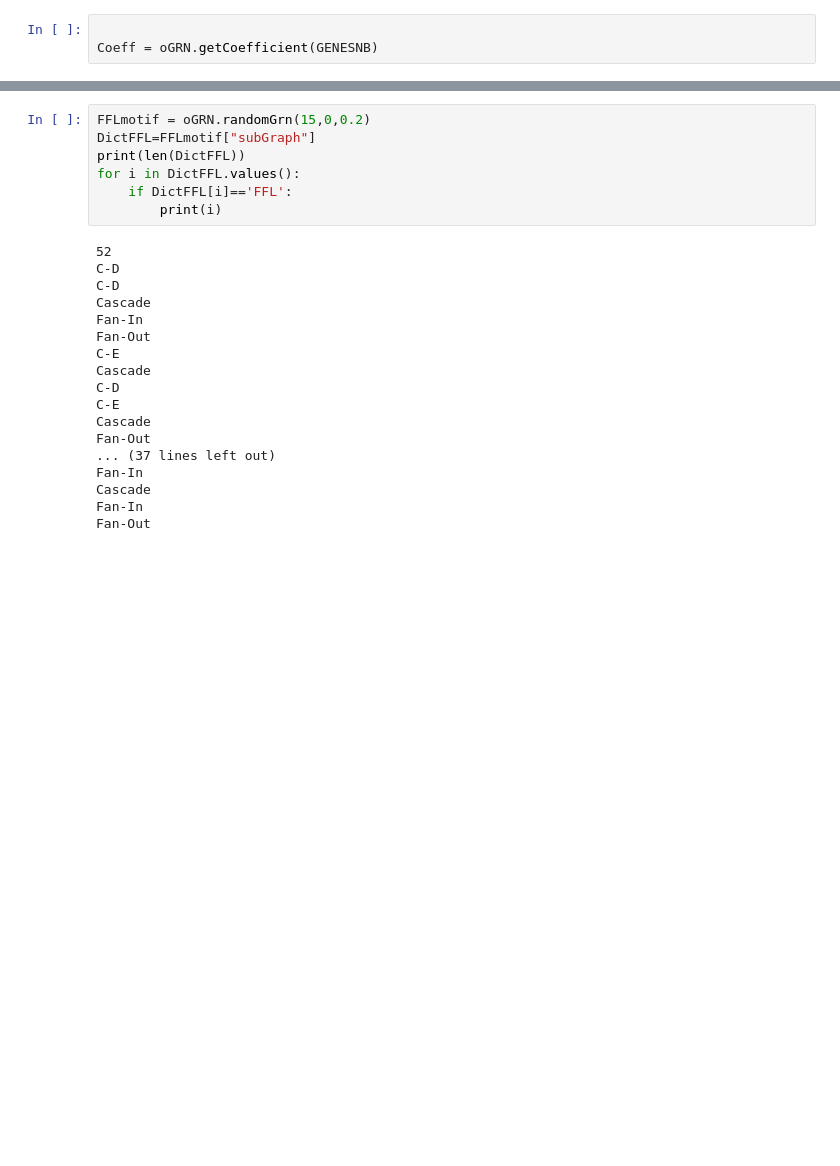
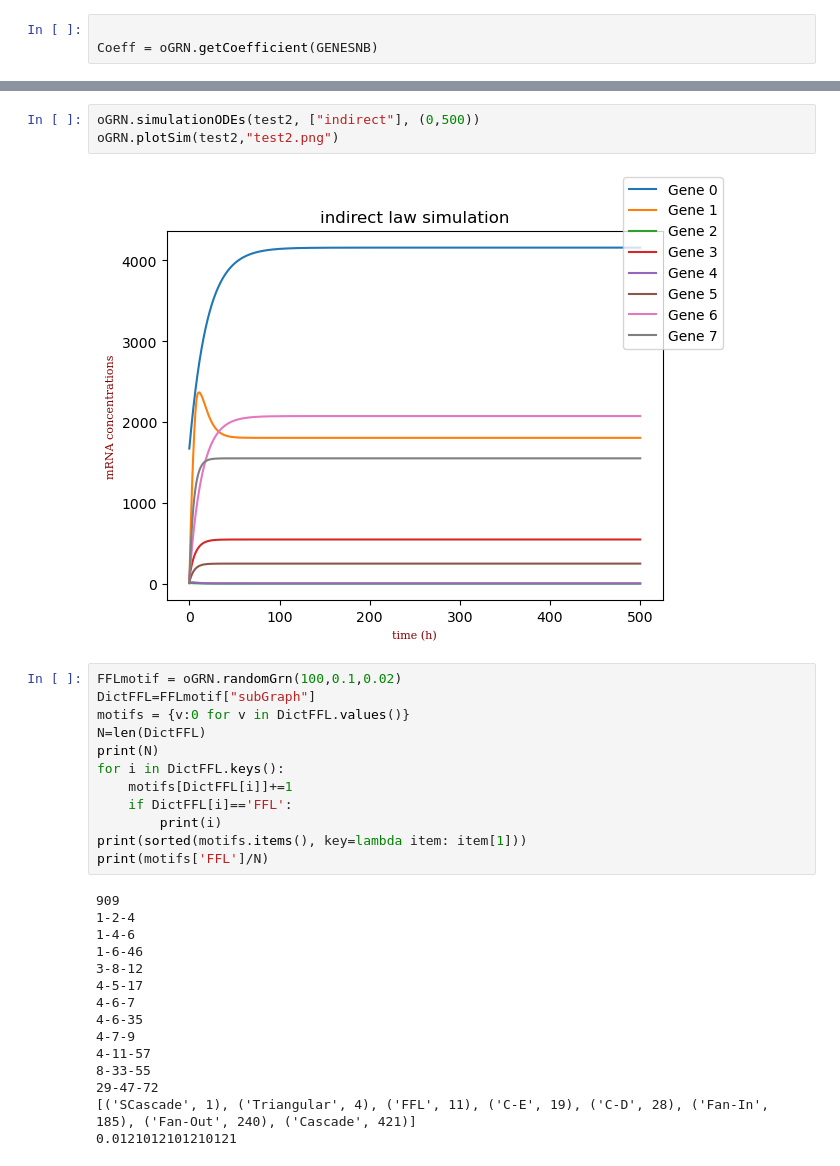
Before and after one commit to castlechild/GRNSimulation, a Jupyter notebook: exemple.ipynb, the cells around one changed output, grey strips where cells are left out. Cells and saved outputs as stored; diff of their text form; blank space fills up the shorter version.

```diff
--- a/exemple.ipynb
+++ b/exemple.ipynb
@@ -38,25 +52,32 @@ oGRN.plotGraph(test2, True)
+# %%
+oGRN.simulationODEs(test2, ["indirect"], (0,500))
+oGRN.plotSim(test2,"test2.png")
+# %% [output]
+[figure, added]
 # %%
-FFLmotif = oGRN.randomGrn(15,0,0.2)
+FFLmotif = oGRN.randomGrn(100,0.1,0.02)
 DictFFL=FFLmotif["subGraph"]
-print(len(DictFFL))
-for i in DictFFL.values():
+motifs = {v:0 for v in DictFFL.values()}
+N=len(DictFFL)
+print(N)
+for i in DictFFL.keys():
+    motifs[DictFFL[i]]+=1
     if DictFFL[i]=='FFL':
         print(i)
+print(sorted(motifs.items(), key=lambda item: item[1]))
+print(motifs['FFL']/N)
 # %% [output]
-52
-C-D
-C-D
-Cascade
-Fan-In
-Fan-Out
-C-E
-Cascade
-C-D
-C-E
-Cascade
-Fan-Out
-... (37 lines left out)
-Fan-In
-Cascade
-Fan-In
-Fan-Out
+909
+1-2-4
+1-4-6
+1-6-46
+3-8-12
+4-5-17
+4-6-7
+4-6-35
+4-7-9
+4-11-57
+8-33-55
+29-47-72
+[('SCascade', 1), ('Triangular', 4), ('FFL', 11), ('C-E', 19), ('C-D', 28), ('Fan-In', 185), ('Fan-Out', 240), ('Cascade', 421)]
+0.0121012101210121
```
Also changed, not shown: parts of 5 cells of this notebook, 7 other files.
